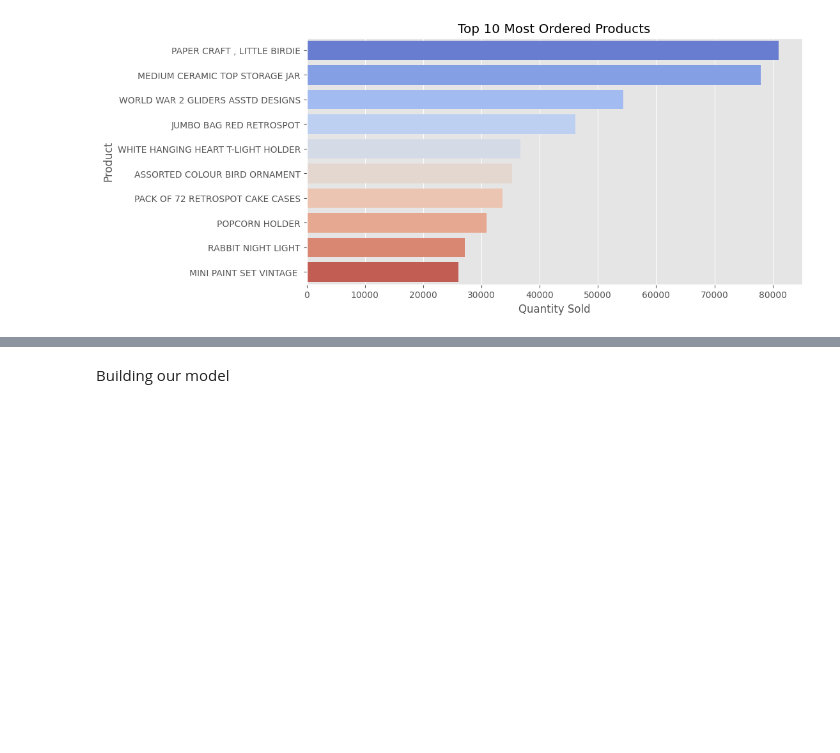
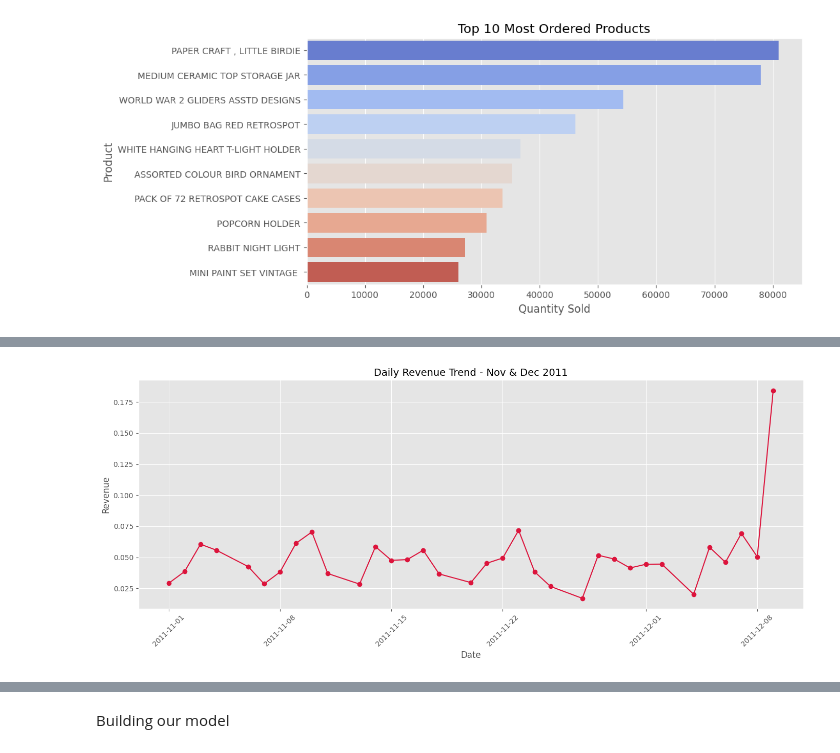
Before and after one commit to BrightmanMT/Pytorch-Tutorial-Youtube, a Jupyter notebook: CustomerLifetimeValue.ipynb, the cells around one changed output, grey strips where cells are left out. Drawn from its saved outputs; the diff is of its cells as text; code cells hidden in the pictures; blank space fills up the shorter version.

```diff
--- a/CustomerLifetimeValue.ipynb
+++ b/CustomerLifetimeValue.ipynb
@@ -253,3 +253,23 @@ KeyError: 'Column not found: TotalPrice'
+# %%
+# Filter for November and December
+nov_dec_df = df[(df['InvoiceDate'].dt.month.isin([11, 12])) &
+                (df['InvoiceDate'].dt.year == 2011)]
+
+# Group by day
+daily_revenue = nov_dec_df.groupby(df['InvoiceDate'].dt.date)['Revenue'].sum()/1e6
+
+# Plot
+plt.figure(figsize=(14,6))
+daily_revenue.plot(marker='o', color='crimson')
+plt.title("Daily Revenue Trend - Nov & Dec 2011", fontsize=14)
+plt.xlabel("Date")
+plt.ylabel("Revenue")
+plt.grid(True)
+plt.xticks(rotation=45)
+plt.tight_layout()
+plt.show()
+# %% [output]
+[figure, added]
 # %%
 #Hour of Day with Highest Transactions
 
```
Also changed, not shown: parts of 30 cells of this notebook.
